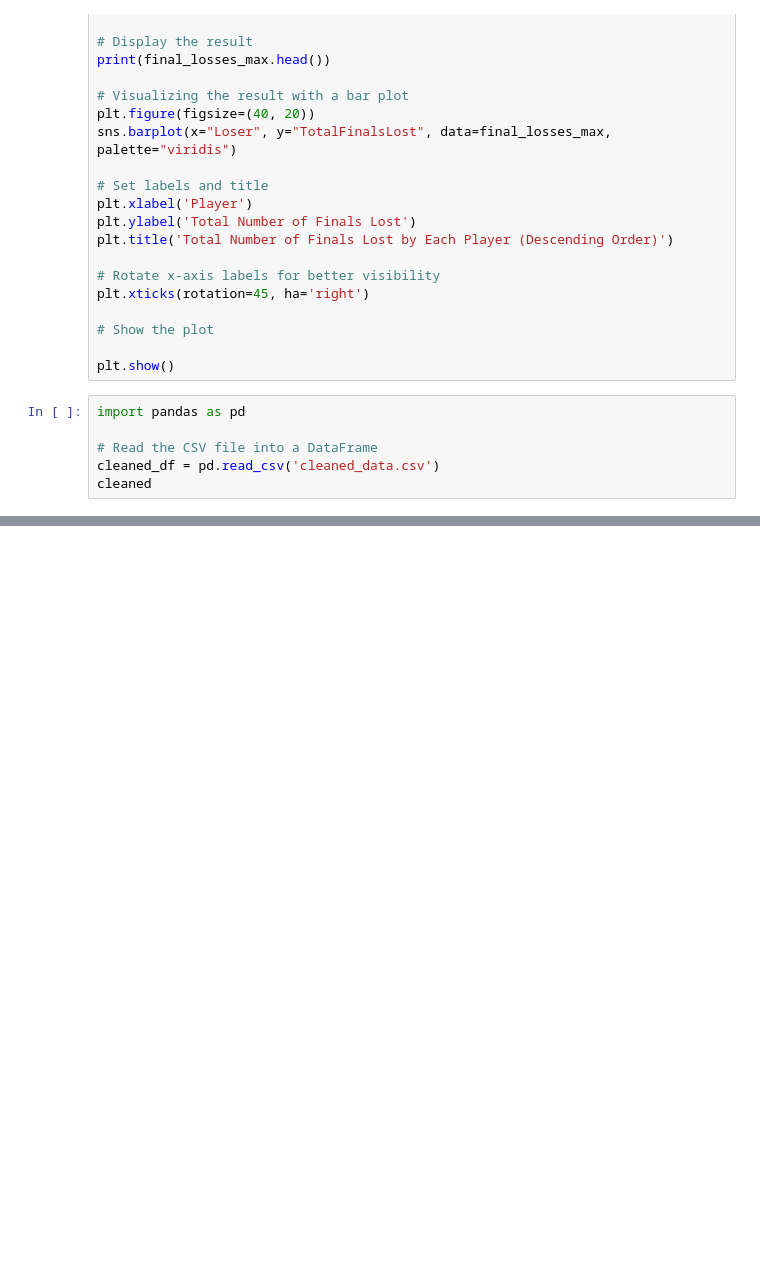
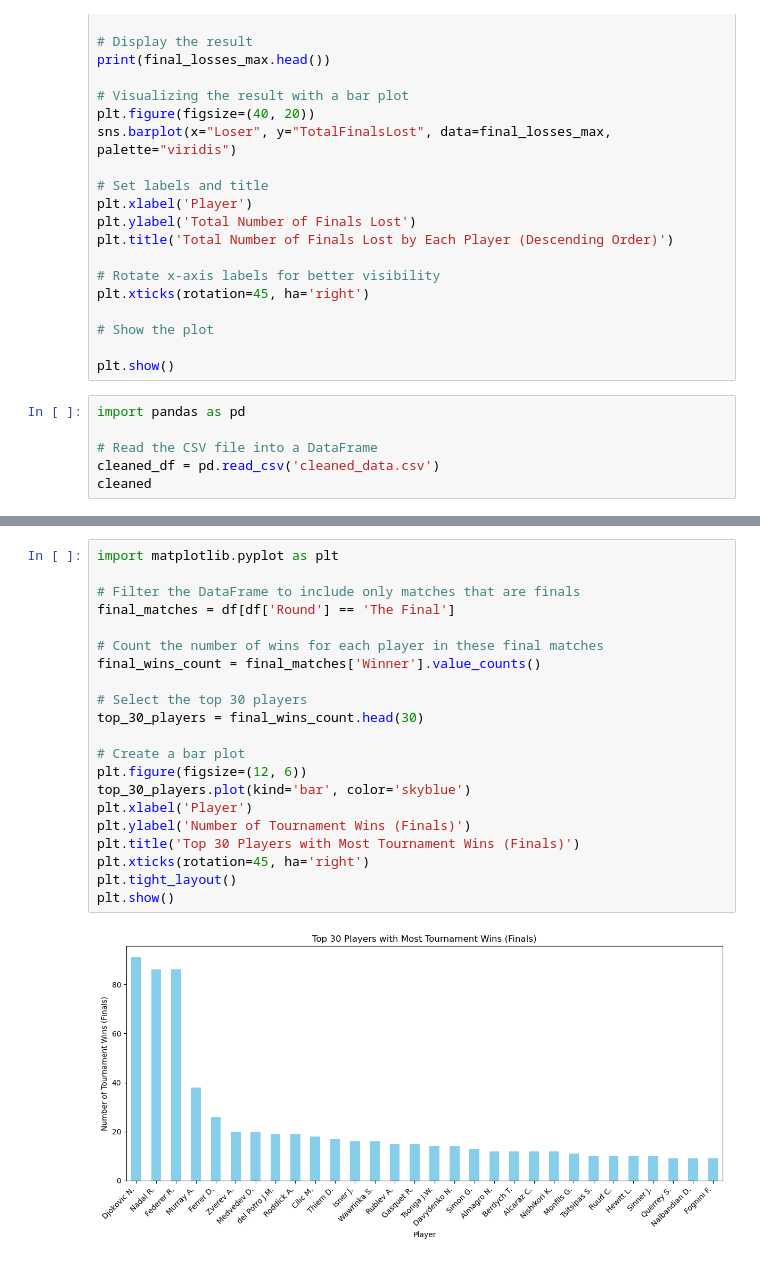
Before and after one commit to sprogl/sporting-bet-prediction, a Jupyter notebook: Data notebooks first report/ATP_notebook_two_Patrick_cleaned_images.ipynb, the cells around one changed output, grey strips where cells are left out. Cells and saved outputs as stored; diff of their text form; blank space fills up the shorter version.

```diff
--- a/Data notebooks first report/ATP_notebook_two_Patrick_cleaned_images.ipynb
+++ b/Data notebooks first report/ATP_notebook_two_Patrick_cleaned_images.ipynb
@@ -376,0 +479,23 @@ cleaned
+# %%
+import matplotlib.pyplot as plt
+
+# Filter the DataFrame to include only matches that are finals
+final_matches = df[df['Round'] == 'The Final']
+
+# Count the number of wins for each player in these final matches
+final_wins_count = final_matches['Winner'].value_counts()
+
+# Select the top 30 players
+top_30_players = final_wins_count.head(30)
+
+# Create a bar plot
+plt.figure(figsize=(12, 6))
+top_30_players.plot(kind='bar', color='skyblue')
+plt.xlabel('Player')
+plt.ylabel('Number of Tournament Wins (Finals)')
+plt.title('Top 30 Players with Most Tournament Wins (Finals)')
+plt.xticks(rotation=45, ha='right')
+plt.tight_layout()
+plt.show()
+# %% [output]
+[figure, added]
```
Also changed, not shown: parts of 7 cells of this notebook, 1 other file.
